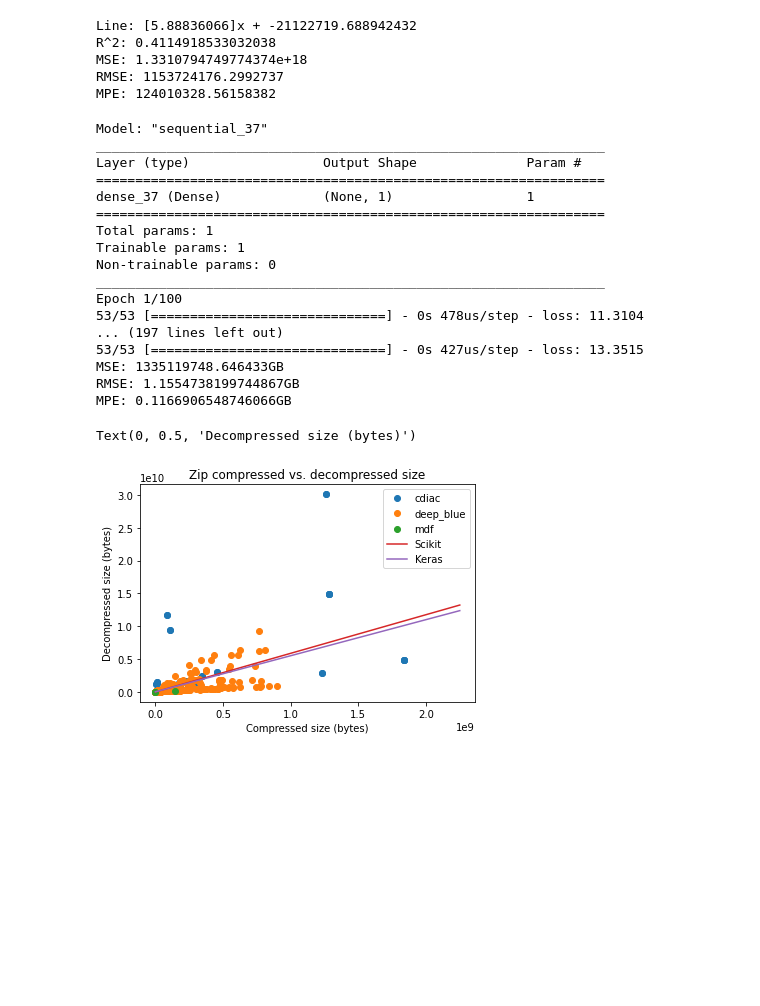
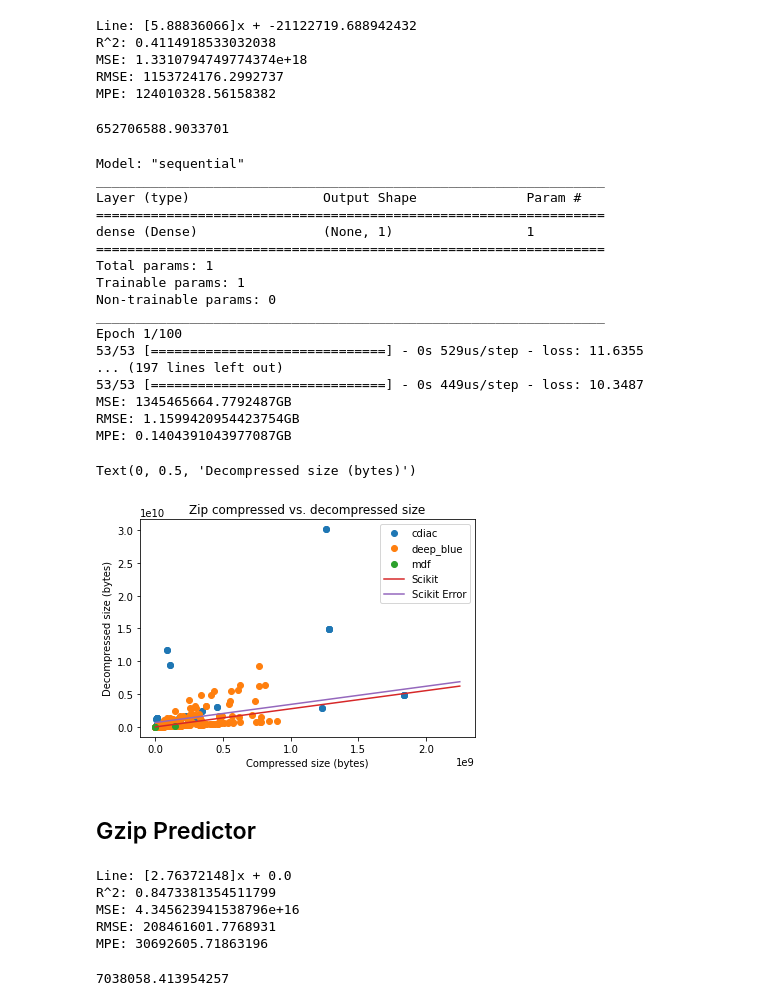
Before and after one commit to xtracthub/abyss, a Jupyter notebook: notebooks/predictor_tests.ipynb, the cells around one changed output. Drawn from its saved outputs; the diff is of its cells as text; code cells hidden in the pictures; blank space fills up the shorter version.

```diff
--- a/notebooks/predictor_tests.ipynb
+++ b/notebooks/predictor_tests.ipynb
@@ -31,7 +32,7 @@ x = np.array(zip_results_df.compressed_size)
 y = np.array(zip_results_df.decompressed_size)
 # %%
 # Train sklearn model
-zip_sklearn_model = sklearn.linear_model.LinearRegression()
+zip_sklearn_model = sklearn.linear_model.LinearRegression(fit_intercept=False)
 zip_sklearn_model.fit(x.reshape(-1, 1), y)
 
 y_pred = zip_sklearn_model.predict(x.reshape(-1, 1))
@@ -47,6 +48,11 @@ R^2: 0.4114918533032038
 MSE: 1.3310794749774374e+18
 RMSE: 1153724176.2992737
 MPE: 124010328.56158382
+# %%
+error = y_pred - y
+np.quantile(error, 0.95)
+# %% [output]
+652706588.9033701
 # %%
 # Train keras model
 
@@ -74,23 +80,23 @@ print(f"MSE: {sklearn.metrics.mean_squared_error(y, y_pred) / (10 ** 9)}GB")
 print(f"RMSE: {np.sqrt(sklearn.metrics.mean_squared_error(y, y_pred)) / (10 ** 9)}GB")
 print(f"MPE: {MeanPositiveError(y, y_pred) / (10 ** 9)}GB")
 # %% [output]
-Model: "sequential_37"
+Model: "sequential"
 _________________________________________________________________
 Layer (type)                 Output Shape              Param #
 =================================================================
-dense_37 (Dense)             (None, 1)                 1
+dense (Dense)                (None, 1)                 1
 =================================================================
 Total params: 1
 Trainable params: 1
 Non-trainable params: 0
 _________________________________________________________________
 Epoch 1/100
-53/53 [==============================] - 0s 478us/step - loss: 11.3104
+53/53 [==============================] - 0s 529us/step - loss: 11.6355
 ... (197 lines left out)
-53/53 [==============================] - 0s 427us/step - loss: 13.3515
-MSE: 1335119748.646433GB
-RMSE: 1.1554738199744867GB
-MPE: 0.1166906548746066GB
+53/53 [==============================] - 0s 449us/step - loss: 10.3487
+MSE: 1345465664.7792487GB
+RMSE: 1.1599420954423754GB
+MPE: 0.1404391043977087GB
 # %%
 def zip_keras_predict(x):
     x_scaled = x_sc.transform(x)
@@ -98,24 +104,30 @@ def zip_keras_predict(x):
 # %%
 # Visualize compression vs. decompression
 x1 = zip_results_df.compressed_size
 y1 = zip_results_df.decompressed_size
 
 # Figure 1
 for name, group in zip_results_df.groupby("origin"):
     plt.plot(group.compressed_size, group.decompressed_size, marker="o", linestyle="", label=name)
 
 plt.plot(np.array([i for i in range(1, 25*10**8, 25*10**7)]),
          zip_sklearn_model.predict(np.array([i for i in range(1, 25*10**8, 25*10**7)]).reshape(-1, 1)),
          label="Scikit")
 
 plt.plot(np.array([i for i in range(1, 25*10**8, 25*10**7)]),
-         zip_keras_predict(np.array([i for i in range(1, 25*10**8, 25*10**7)]).reshape(-1, 1)),
-         label="Keras")
+         zip_sklearn_model.predict(np.array([i for i in range(1, 25*10**8, 25*10**7)]).reshape(-1, 1)) + 668651146.3711116,
+         label="Scikit Error")
+
+# plt.plot(np.array([i for i in range(1, 25*10**8, 25*10**7)]),
+#          zip_keras_predict(np.array([i for i in range(1, 25*10**8, 25*10**7)]).reshape(-1, 1)),
+#          label="Keras")
 
 plt.legend()
 plt.title("Zip compressed vs. decompressed size")
 plt.xlabel("Compressed size (bytes)")
 plt.ylabel("Decompressed size (bytes)")
 # %% [output]
 Text(0, 0.5, 'Decompressed size (bytes)')
-[figure, old version]
+[figure, new version]
+# %% [markdown]
+## Gzip Predictor
@@ -121,0 +140,23 @@ Text(0, 0.5, 'Decompressed size (bytes)')
+# %%
+# Train sklearn model
+gzip_sklearn_model = sklearn.linear_model.LinearRegression(fit_intercept=False)
+gzip_sklearn_model.fit(x.reshape(-1, 1), y)
+
+y_pred = gzip_sklearn_model.predict(x.reshape(-1, 1))
+
+print(f"Line: {gzip_sklearn_model.coef_}x + {gzip_sklearn_model.intercept_}")
+print(f"R^2: {gzip_sklearn_model.score(x.reshape(-1, 1), y)}")
+print(f"MSE: {sklearn.metrics.mean_squared_error(y, y_pred)}")
+print(f"RMSE: {np.sqrt(sklearn.metrics.mean_squared_error(y, y_pred))}")
+print(f"MPE: {MeanPositiveError(y, y_pred)}")
+# %% [output]
+Line: [2.76372148]x + 0.0
+R^2: 0.8473381354511799
+MSE: 4.345623941538796e+16
+RMSE: 208461601.7768931
+MPE: 30692605.71863196
+# %%
+error = y_pred - y
+np.quantile(error, 0.95)
+# %% [output]
+7038058.413954257
```
Also changed, not shown: parts of 8 cells of this notebook, 3 other files.
